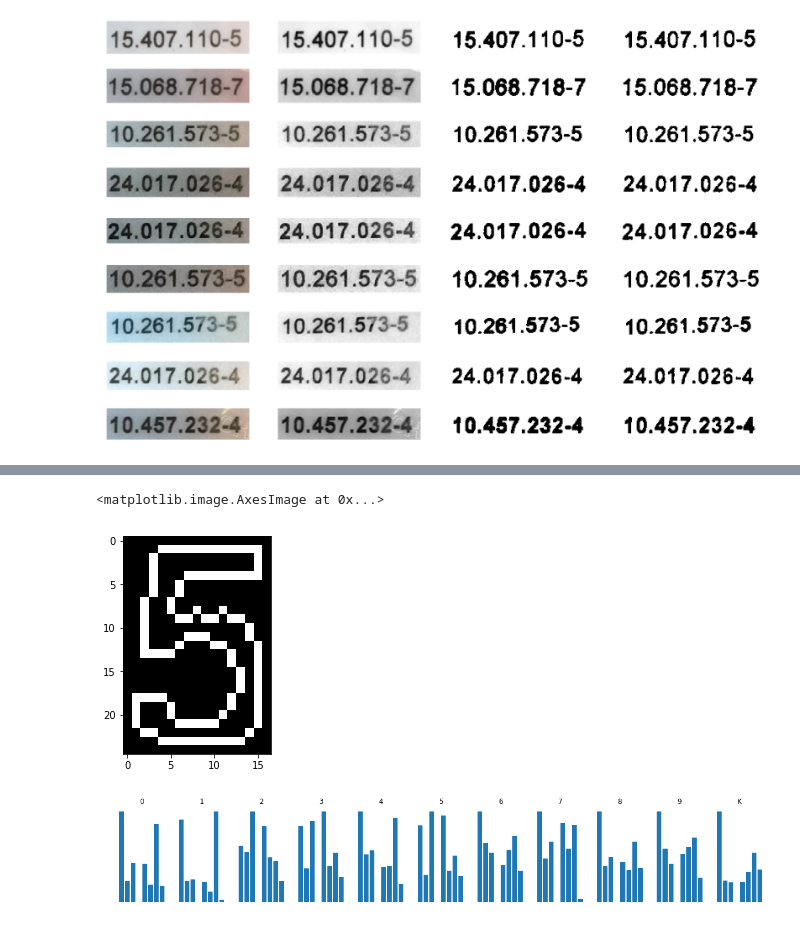
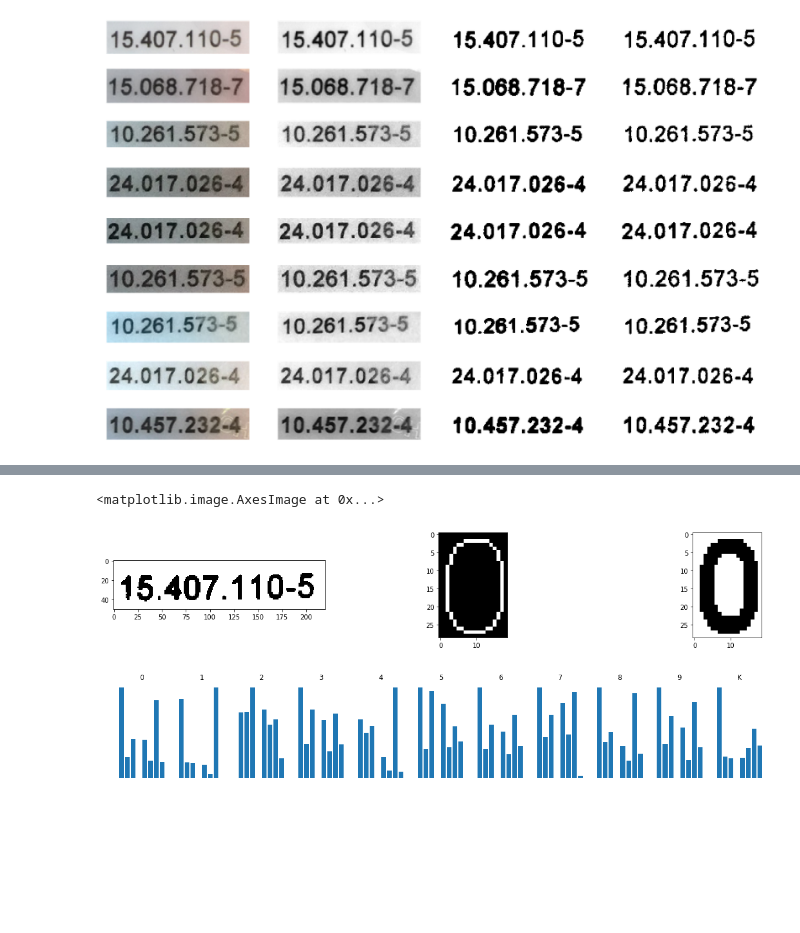
Before and after one commit to jthoth/binarization-connectivity-recognition, a Jupyter notebook: implementation.ipynb, the cells around one changed output, grey strips where cells are left out. Saved outputs shown, nothing was run; the diff lists cells and outputs as text; code cells hidden in the pictures; blank space fills up the shorter version.

```diff
--- a/implementation.ipynb
+++ b/implementation.ipynb
@@ -58,7 +59,7 @@ for i, sample in enumerate(samples):
     _draw_image(_image, axis[i, 1], args=dict(cmap='gray'))
 
     _otsu_filter = _otsu_global(_image, axis[i, 2])
-    _local_filter = _local_treshold(_image, axis[i, 3], offset=0.1)
+    _local_filter = _local_treshold(_image, axis[i, 3], blur=1,block=45, offset=0.1)
     raw = dict(color=image, gray=_image, otsu=_otsu_filter, local=_local_filter)
     image_collections.append(raw)
 # %% [output]
@@ -66,9 +67,9 @@ for i, sample in enumerate(samples):
 # %%
 %%time
 # Extracting Components
-global_image_selected = 2
+global_image_selected = 0
 
-_image = image_collections[global_image_selected].get('otsu')
-connectivity_searcher = components.Components(_image)
+global_image = image_collections[global_image_selected].get('otsu')
+connectivity_searcher = components.Components(global_image)
 connected_components = connectivity_searcher.get()
 # %% [output]
@@ -76,6 +77,6 @@ Wall time: 54.9 ms
 # %%
 %%time
 # generate bounding box
-bounder_box = box.BoundBox(_image, connected_components)
+bounder_box = box.BoundBox(global_image, connected_components, padding=1)
 box_connected_components = bounder_box.get()
 # %% [output]
@@ -96,14 +97,18 @@ Wall time: 14 ms
 # %%
-component = box_connected_components.get(8)
+component = box_connected_components.get(7)
 _contour = contour.ContourDetection(component)
 new_image = np.zeros(shape=component.shape)
+
 for coordinates in _contour.get():
     new_image[coordinates] = 1
 
-plt.imshow(new_image, cmap='gray')
+fig, axis = plt.subplots(1, 3, figsize=(20, 3))
+axis[2].imshow(component, cmap='gray')
+axis[1].imshow(new_image, cmap='gray')
+axis[0].imshow(global_image, cmap='gray')
 # %% [output]
 <matplotlib.image.AxesImage at 0x...>
-[figure, old version]
+[figure, new version]
 # %%
 def get_features_from_samples(root, files):
 
@@ -112,18 +117,19 @@ def get_features_from_samples(root, files):
     for image in files:
 
         file_name = '{}{}{}'.format(root, os.sep, image)
-        image = io.imread(file_name)
+        image = io.imread(file_name, as_gray=True)
+        #image = _local_treshold(image, None, blur=1,block=45, offset=0.1, plot=False)
         image = _otsu_global(image, None,  plot=False)
         image = np.pad(image, pad_width=1,
                        mode='constant', constant_values=1)
         _contour = contour.ContourDetection(image)
         sample_features.append(_contour.get_features())
 
-    return np.array(sample_features).mean(axis=0)
+    return np.array(sample_features).mean(axis=0), image # gettiing the last image
 
 label, clasess = list(), dict()
 
-for i, (root, dirs, files) in enumerate(os.walk('models')):
+for i, (root, dirs, files) in enumerate(os.walk('modelsv2')):
     if dirs:
         label = dirs
     else:
@@ -132,12 +138,13 @@ for i, (root, dirs, files) in enumerate(os.walk('models')):
         )
 
 fig, axis = plt.subplots(1, clasess.__len__(), figsize=(20, 3))
+
 for i, (k, v) in enumerate(clasess.items()):
     axis[i].axis('off')
     axis[i].set_title(k)
-    axis[i].bar(range(len(v)), v)
+    axis[i].bar(range(len(v[0])), v[0])
 # %% [output]
-[figure, old version]
+[figure, new version]
 # %%
 fig, axis = plt.subplots(2, box_connected_components.__len__(), figsize=(15, 6))
 
```
Also changed, not shown: parts of 8 cells of this notebook, 4 other files.
